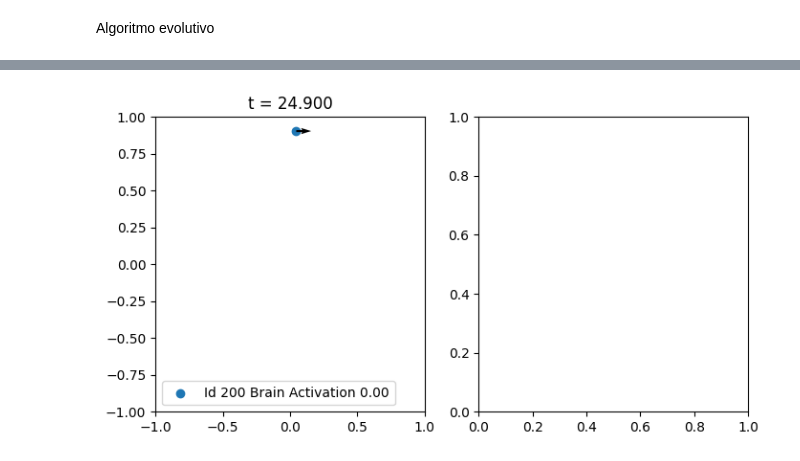
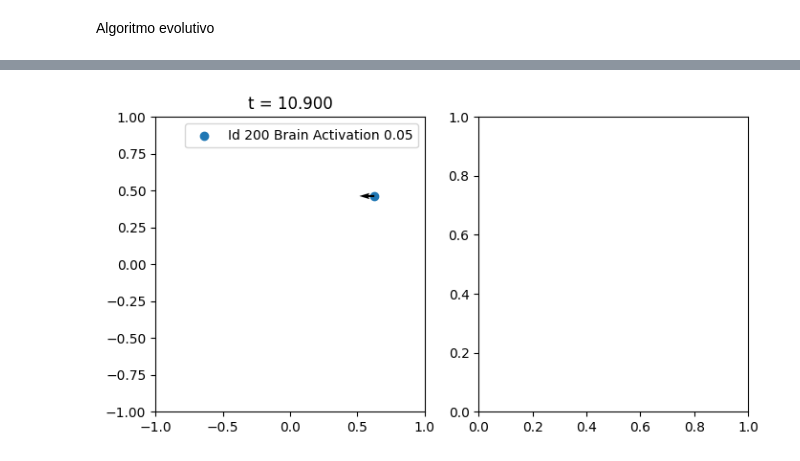
Before and after one commit to sarchilagomez/Metodos1_CatalinaFuentes_SilvanaArchila, a Jupyter notebook: Parcial4/Proyecto.ipynb, the cells around one changed output, grey strips where cells are left out. Drawn from its saved outputs; the diff is of its cells as text; code cells hidden in the pictures.

```diff
--- a/Parcial4/Proyecto.ipynb
+++ b/Parcial4/Proyecto.ipynb
@@ -43,7 +48,6 @@ class Layer:
 # %%
 def GetBrain():
     l0 = Layer(1,5,sigm)
-    l0.W
     l1 = Layer(5,1,sigm)
     cerebro = [l0,l1]
     return cerebro
@@ -288,41 +300,40 @@ print(Best)
 # %%
+#PROBAR PARÁMETROS DE RED ANTERIORES
+#Establezco  los de L0
 l0 = Layer(1,5,sigm)
-l1 = Layer(5,1,sigm)
-
-
 l0.Weights(np.array([[10.26707128,8.25498222, -5.71811423 , 2.44857266  ,1.79612376]]))
 l0.Biases(np.array([[-6.56752227, -9.6177631,  -3.15100055,  0.44469095, -9.65097728]]))
 
+#Establezco los de L1
+l1 = Layer(5,1,sigm)
 l1.Weights(np.array([[10.91967528],
  [-7.59820583],
  [ 5.12012717],
  [-6.00662278],
  [ 2.27738617]]))
-
 l1.Biases(np.array([[-2.61101055]]))
 
 cerebro = [l0,l1]
-
 entrenado = Robot(0.1,cerebro,200)
 
 dt = 0.1
-t = np.arange(0.,25.,dt)
+t = np.arange(0.,11.,dt)
 
 for i in range(t.shape[0]):
 
     clear_output(wait=True)
 
     entrenado.Evolution()
     A = entrenado.BrainActivation(entrenado.GetR()[0])
     ax,_=GetPlot()
     ax.set_title('t = {:.3f}'.format(t[i]))
 
     ax.scatter(entrenado.r[0],entrenado.r[1],label='Id {} Brain Activation {:.2f}'.format(entrenado.Id,A[0]))
     ax.quiver(entrenado.r[0],entrenado.r[1],entrenado.v[0],entrenado.v[1])
 
     ax.legend()
     plt.show()
 
     time.sleep(0.01)
 # %% [output]
-[figure, old version]
+[figure, new version]
```
Also changed, not shown: parts of 10 cells of this notebook.
